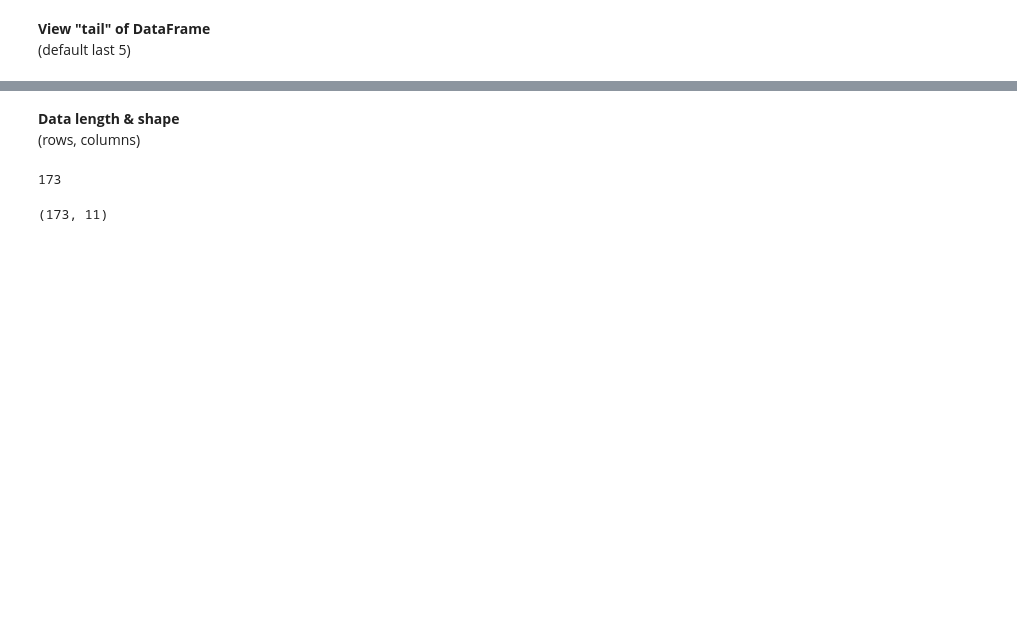
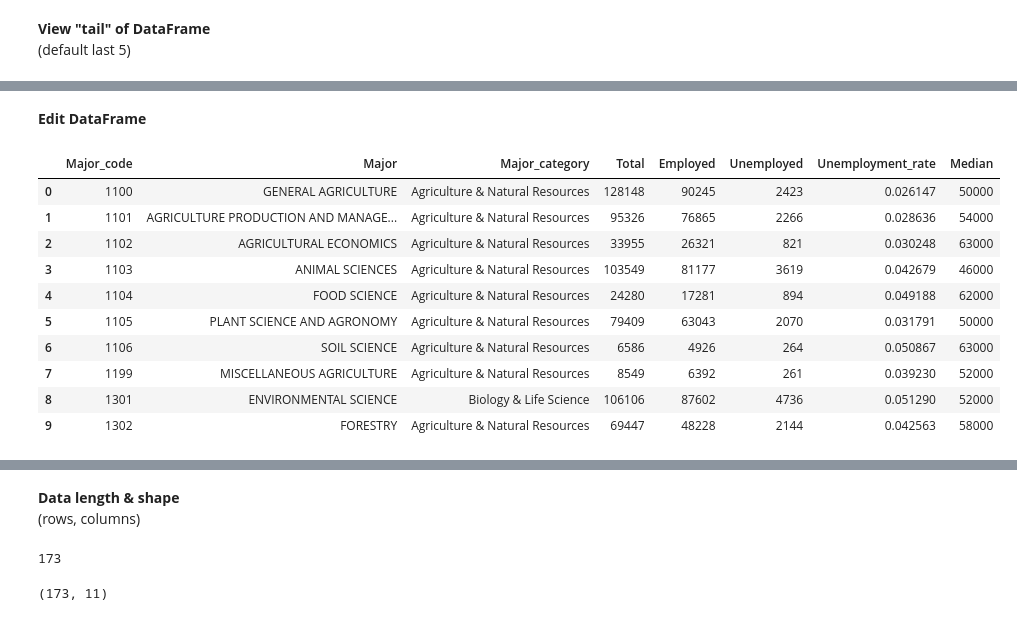
Before and after one commit to bnsevy/Personal-Tutorials, a Jupyter notebook: Pandas/pandas.ipynb, the cells around one changed output, grey strips where cells are left out. Cells and saved outputs as stored; diff of their text form; code cells hidden in the pictures; blank space fills up the shorter version.

```diff
--- a/Pandas/pandas.ipynb
+++ b/Pandas/pandas.ipynb
@@ -84,3 +85,21 @@ df.tail()
 | 170 | 6299 | MISCELLANEOUS BUSINESS & MEDICAL ... | Business | 102753 | 77471 | 61603 | 4308 | ... |
 | 171 | 6402 | HISTORY | Humanities & Liberal Arts | 712509 | 478416 | 354163 | 33725 | ... |
 | 172 | 6403 | UNITED STATES HISTORY | Humanities & Liberal Arts | 17746 | 11887 | 8204 | 943 | ... |
+# %% [markdown]
+**Edit DataFrame**
+# %%
+# Delete columns
+example_df = df.head(10).drop(columns = ['Employed_full_time_year_round', 'P25th', 'P75th'])
+example_df
+# %% [output]
+|  | Major_code | Major | Major_category | Total | Employed | Unemployed | Unemployment_rate | Median |
+| 0 | 1100 | GENERAL AGRICULTURE | Agriculture & Natural Resources | 128148 | 90245 | 2423 | 0.026147 | 50000 |
+| 1 | 1101 | AGRICULTURE PRODUCTION AND MANAGE... | Agriculture & Natural Resources | 95326 | 76865 | 2266 | 0.028636 | 54000 |
+| 2 | 1102 | AGRICULTURAL ECONOMICS | Agriculture & Natural Resources | 33955 | 26321 | 821 | 0.030248 | 63000 |
+| 3 | 1103 | ANIMAL SCIENCES | Agriculture & Natural Resources | 103549 | 81177 | 3619 | 0.042679 | 46000 |
+| 4 | 1104 | FOOD SCIENCE | Agriculture & Natural Resources | 24280 | 17281 | 894 | 0.049188 | 62000 |
+| 5 | 1105 | PLANT SCIENCE AND AGRONOMY | Agriculture & Natural Resources | 79409 | 63043 | 2070 | 0.031791 | 50000 |
+| 6 | 1106 | SOIL SCIENCE | Agriculture & Natural Resources | 6586 | 4926 | 264 | 0.050867 | 63000 |
+| 7 | 1199 | MISCELLANEOUS AGRICULTURE | Agriculture & Natural Resources | 8549 | 6392 | 261 | 0.039230 | 52000 |
+| 8 | 1301 | ENVIRONMENTAL SCIENCE | Biology & Life Science | 106106 | 87602 | 4736 | 0.051290 | 52000 |
+| 9 | 1302 | FORESTRY | Agriculture & Natural Resources | 69447 | 48228 | 2144 | 0.042563 | 58000 |
```
Also changed, not shown: parts of 43 cells of this notebook, 1 other file.
